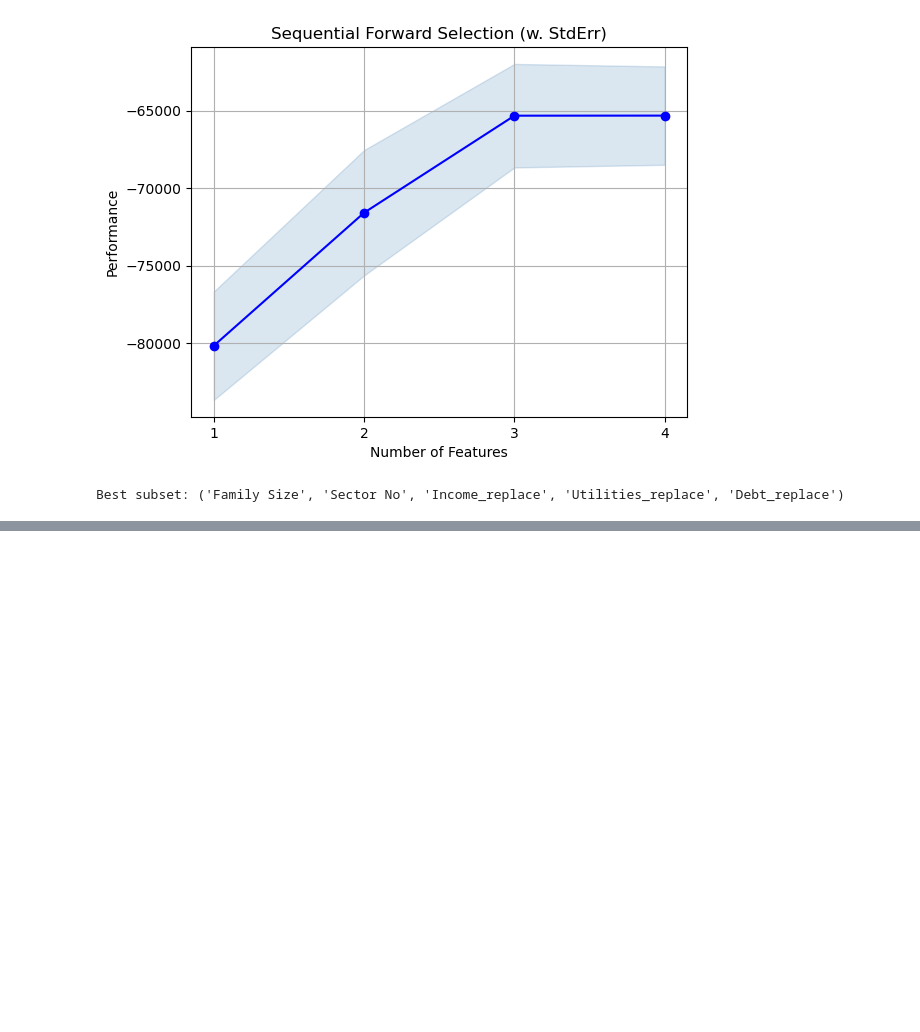
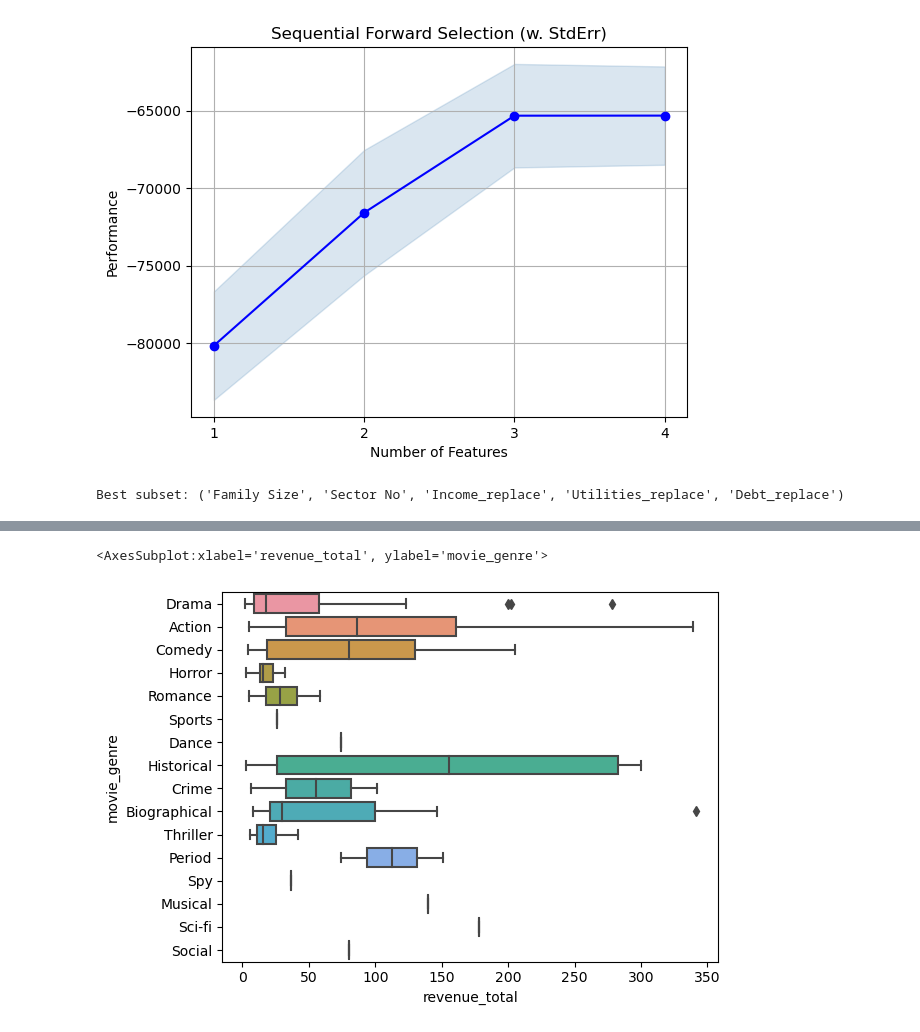
Before and after one commit to subhendu23/Data_Science, a Jupyter notebook: Assignment_07_SB_Sep_12.ipynb, the cells around one changed output, grey strips where cells are left out. Cells and saved outputs as stored; diff of their text form; code cells hidden in the pictures; blank space fills up the shorter version.

```diff
--- a/Assignment_07_SB_Sep_12.ipynb
+++ b/Assignment_07_SB_Sep_12.ipynb
@@ -630,0 +729,5 @@ plt.show()
+# %%
+sns.boxplot(data=MovieBoxOff_plot_df, y="movie_genre", x="revenue_total")
+# %% [output]
+<AxesSubplot:xlabel='revenue_total', ylabel='movie_genre'>
+[figure, added]
```
Also changed, not shown: parts of 27 cells of this notebook.
